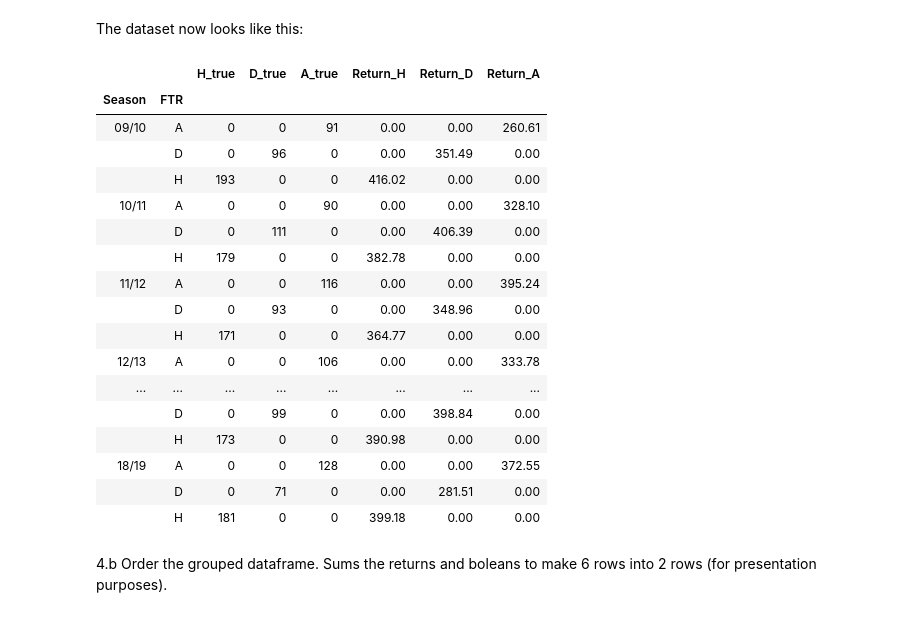
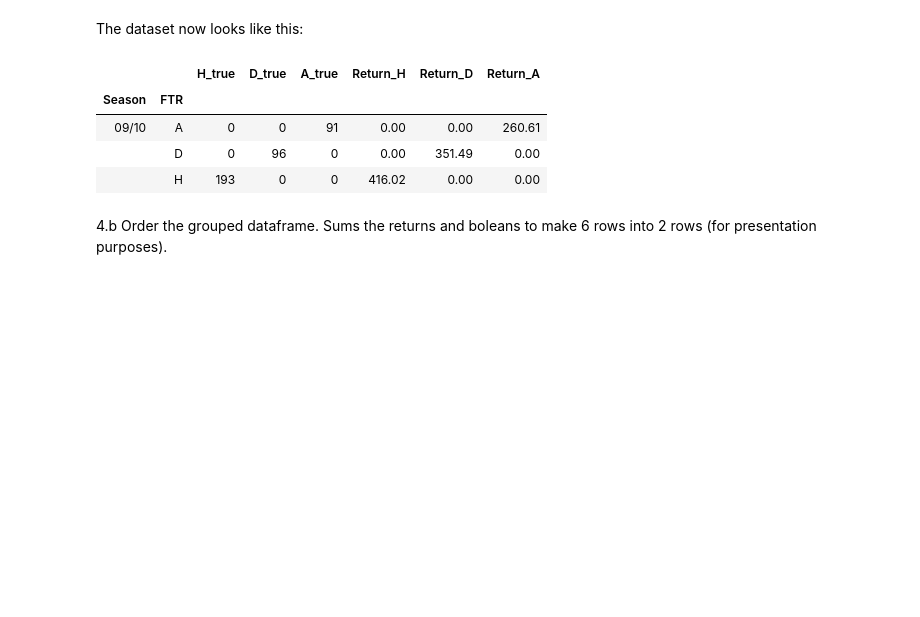
Before and after one commit to NumEconCopenhagen/projects-2020-group20, a Jupyter notebook: dataproject/dataproject.ipynb, the cells around one changed output. Cells and saved outputs as stored; diff of their text form; code cells hidden in the pictures; blank space fills up the shorter version.

```diff
--- a/dataproject/dataproject.ipynb
+++ b/dataproject/dataproject.ipynb
@@ -166,26 +153,13 @@ Season_group.drop(drop_these, axis=1, inplace=True)
 # %% [markdown]
 The dataset now looks like this:
 # %%
-Season_group
+Season_group.head(3)
 # %% [output]
 |  |  | H_true | D_true | A_true | Return_H | Return_D | Return_A |
 | Season | FTR |  |  |  |  |  |  |
 | 09/10 | A | 0 | 0 | 91 | 0.00 | 0.00 | 260.61 |
 |  | D | 0 | 96 | 0 | 0.00 | 351.49 | 0.00 |
 |  | H | 193 | 0 | 0 | 416.02 | 0.00 | 0.00 |
-| 10/11 | A | 0 | 0 | 90 | 0.00 | 0.00 | 328.10 |
-|  | D | 0 | 111 | 0 | 0.00 | 406.39 | 0.00 |
-|  | H | 179 | 0 | 0 | 382.78 | 0.00 | 0.00 |
-| 11/12 | A | 0 | 0 | 116 | 0.00 | 0.00 | 395.24 |
-|  | D | 0 | 93 | 0 | 0.00 | 348.96 | 0.00 |
-|  | H | 171 | 0 | 0 | 364.77 | 0.00 | 0.00 |
-| 12/13 | A | 0 | 0 | 106 | 0.00 | 0.00 | 333.78 |
-| ... | ... | ... | ... | ... | ... | ... | ... |
-|  | D | 0 | 99 | 0 | 0.00 | 398.84 | 0.00 |
-|  | H | 173 | 0 | 0 | 390.98 | 0.00 | 0.00 |
-| 18/19 | A | 0 | 0 | 128 | 0.00 | 0.00 | 372.55 |
-|  | D | 0 | 71 | 0 | 0.00 | 281.51 | 0.00 |
-|  | H | 181 | 0 | 0 | 399.18 | 0.00 | 0.00 |
 # %% [markdown]
 4.b Order the grouped dataframe. Sums the returns and boleans to make 6 rows into 2 rows (for presentation purposes).
 # %%
```
Also changed, not shown: parts of 6 cells of this notebook.
